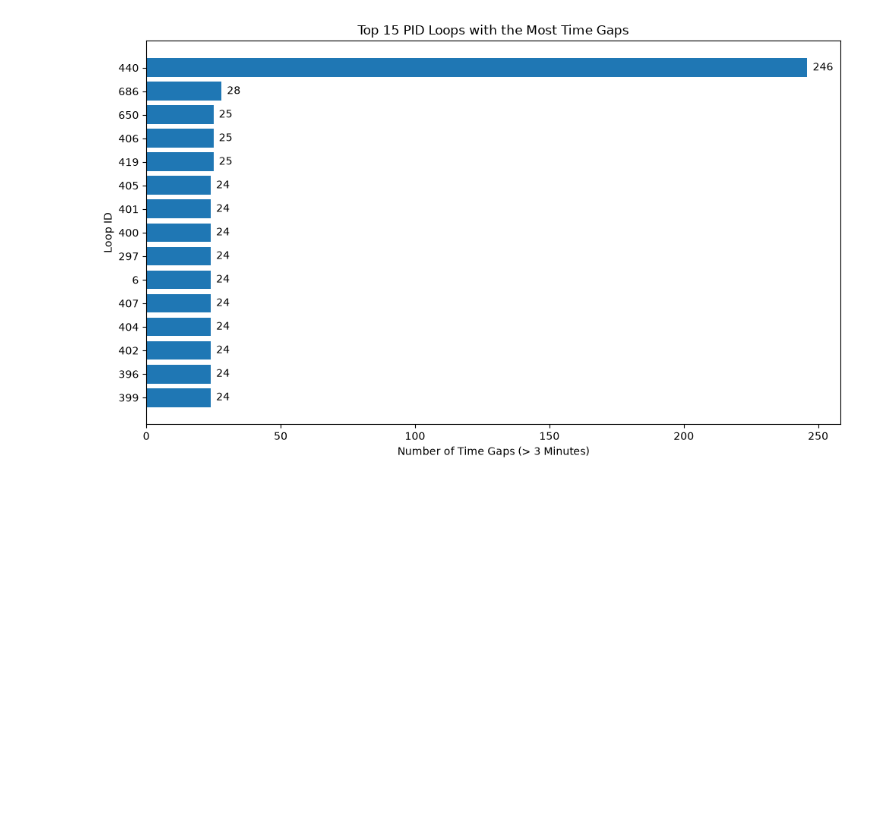
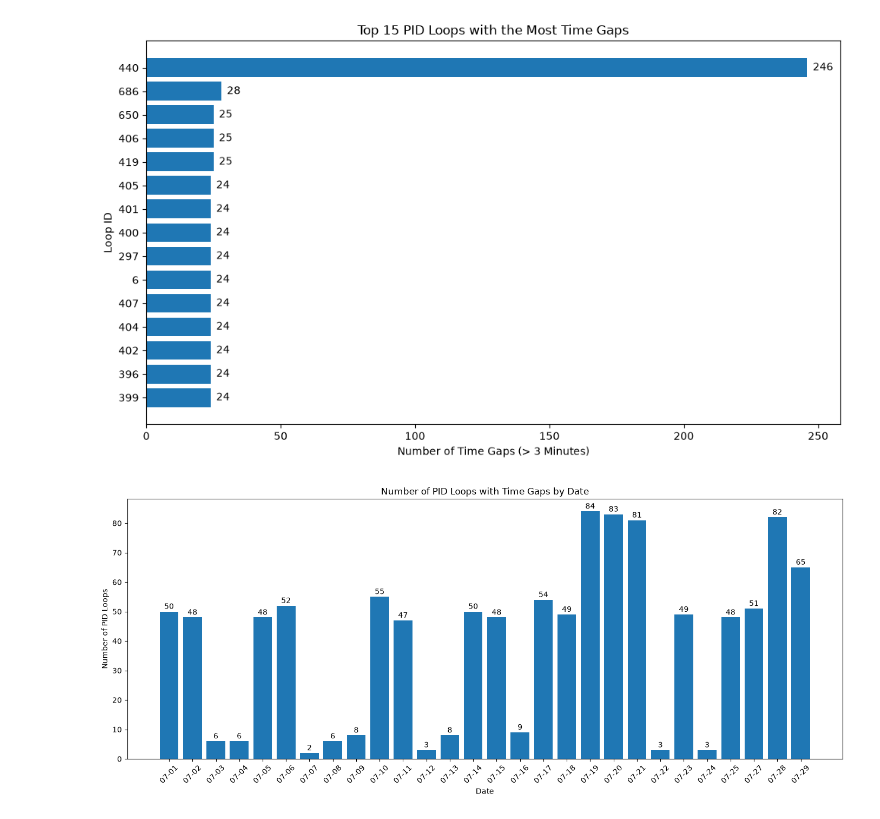
Before and after one commit to DataByThinh/control-station, a Jupyter notebook: notebooks/eda.ipynb, the cells around one changed output. Cells and saved outputs as stored; diff of their text form; code cells hidden in the pictures; blank space fills up the shorter version.

Commit message:
feat: time coverage analysis

```diff
--- a/notebooks/eda.ipynb
+++ b/notebooks/eda.ipynb
@@ -420,0 +396,43 @@ display(shared_gap_events.head(20))
+# %%
+# Count how many PID loops experienced at least one gap on each date
+loops_with_gap_per_day = gap_matrix.sum(axis=0)
+
+# Keep only dates where at least 2 loops experienced gaps
+shared_gap_days = loops_with_gap_per_day[
+    loops_with_gap_per_day >= 2
+].sort_index()
+
+
+# -----------------------------
+# Visualization
+# -----------------------------
+
+plt.figure(figsize=(14, 6))
+
+bars = plt.bar(
+    [str(date)[5:] for date in shared_gap_days.index],
+    shared_gap_days.values
+)
+
+# Add the number of affected loops above each bar
+for bar in bars:
+    height = bar.get_height()
+
+    plt.text(
+        bar.get_x() + bar.get_width() / 2,
+        height + 0.3,
+        f"{int(height)}",
+        ha="center",
+        va="bottom"
+    )
+
+plt.title("Number of PID Loops with Time Gaps by Date")
+plt.xlabel("Date")
+plt.ylabel("Number of PID Loops")
+
+plt.xticks(rotation=45)
+
+plt.tight_layout()
+plt.show()
+# %% [output]
+[figure, added]
```
Also changed, not shown: parts of 2 cells of this notebook.
